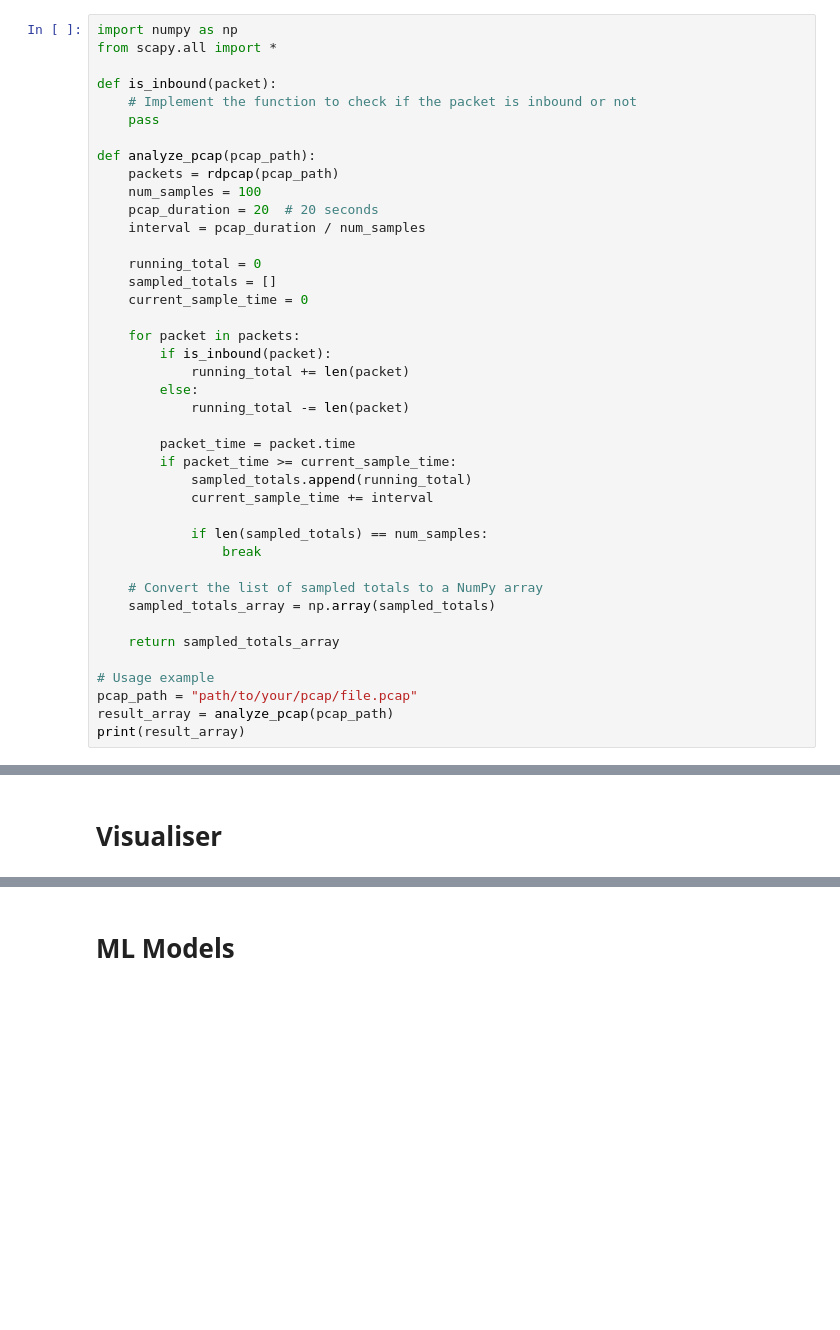
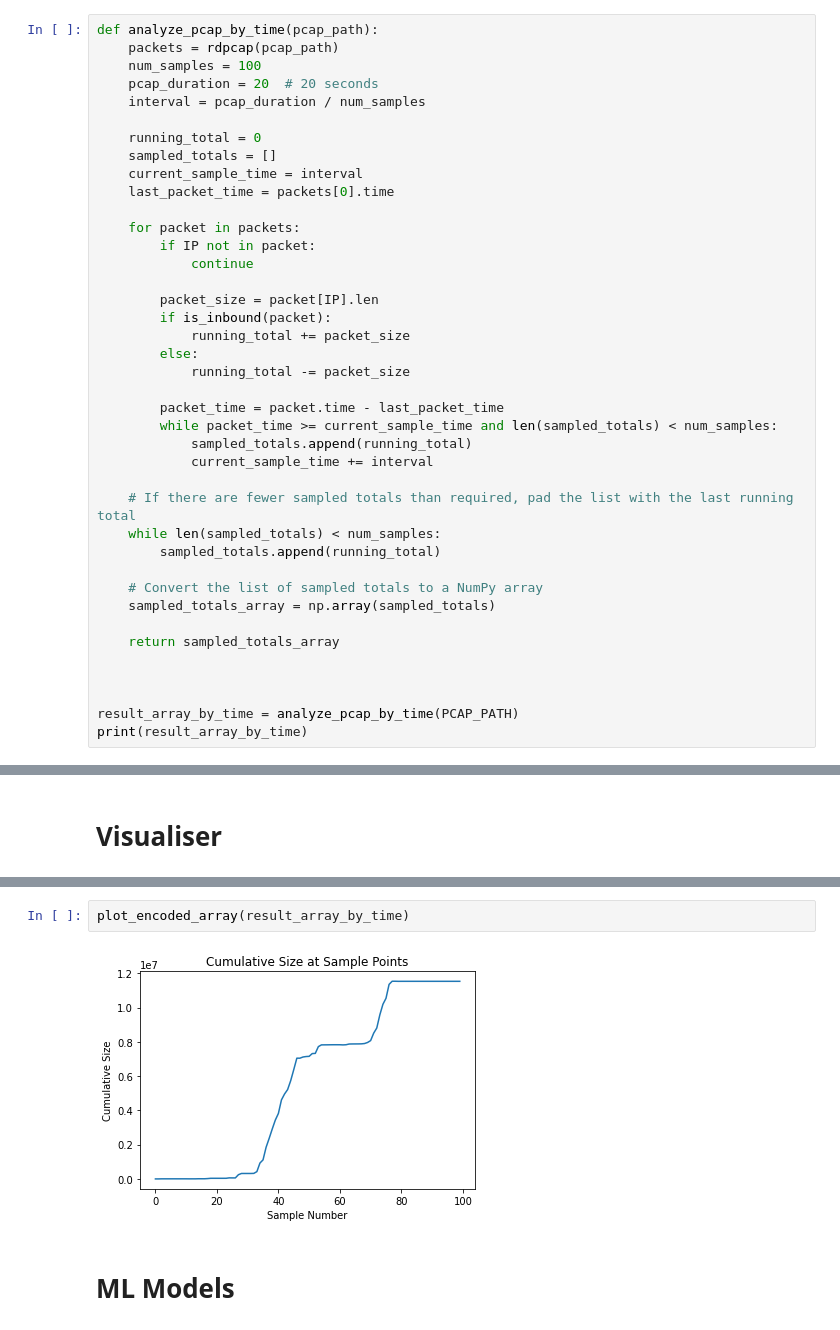
Before and after one commit to mikekuk/VPN_de-anonymiser, a Jupyter notebook: CUMUL.ipynb, the cells around one changed output, grey strips where cells are left out. Drawn from its saved outputs; the diff is of its cells as text; blank space fills up the shorter version.

```diff
--- a/CUMUL.ipynb
+++ b/CUMUL.ipynb
@@ -44,14 +79,7 @@ print(result_array)
 # %% [markdown]
 # Time based encoder
 # %%
-import numpy as np
-from scapy.all import *
-
-def is_inbound(packet):
-    # Implement the function to check if the packet is inbound or not
-    pass
-
-def analyze_pcap(pcap_path):
+def analyze_pcap_by_time(pcap_path):
     packets = rdpcap(pcap_path)
     num_samples = 100
     pcap_duration = 20  # 20 seconds
@@ -59,28 +87,34 @@ def analyze_pcap(pcap_path):
 
     running_total = 0
     sampled_totals = []
-    current_sample_time = 0
+    current_sample_time = interval
+    last_packet_time = packets[0].time
 
     for packet in packets:
+        if IP not in packet:
+            continue
+
+        packet_size = packet[IP].len
         if is_inbound(packet):
-            running_total += len(packet)
+            running_total += packet_size
         else:
-            running_total -= len(packet)
+            running_total -= packet_size
 
-        packet_time = packet.time
-        if packet_time >= current_sample_time:
+        packet_time = packet.time - last_packet_time
+        while packet_time >= current_sample_time and len(sampled_totals) < num_samples:
             sampled_totals.append(running_total)
             current_sample_time += interval
 
-            if len(sampled_totals) == num_samples:
-                break
+    # If there are fewer sampled totals than required, pad the list with the last running total
+    while len(sampled_totals) < num_samples:
+        sampled_totals.append(running_total)
 
     # Convert the list of sampled totals to a NumPy array
     sampled_totals_array = np.array(sampled_totals)
 
     return sampled_totals_array
 
-# Usage example
-pcap_path = "path/to/your/pcap/file.pcap"
-result_array = analyze_pcap(pcap_path)
-print(result_array)
+
+
+result_array_by_time = analyze_pcap_by_time(PCAP_PATH)
+print(result_array_by_time)
@@ -112,3 +182,7 @@ plot_encoded_array(encoded_array)
+# %%
+plot_encoded_array(result_array_by_time)
+# %% [output]
+[figure, added]
 # %% [markdown]
 # ML Models
 # %%
```
Also changed, not shown: parts of 10 cells of this notebook, 2 other files.
